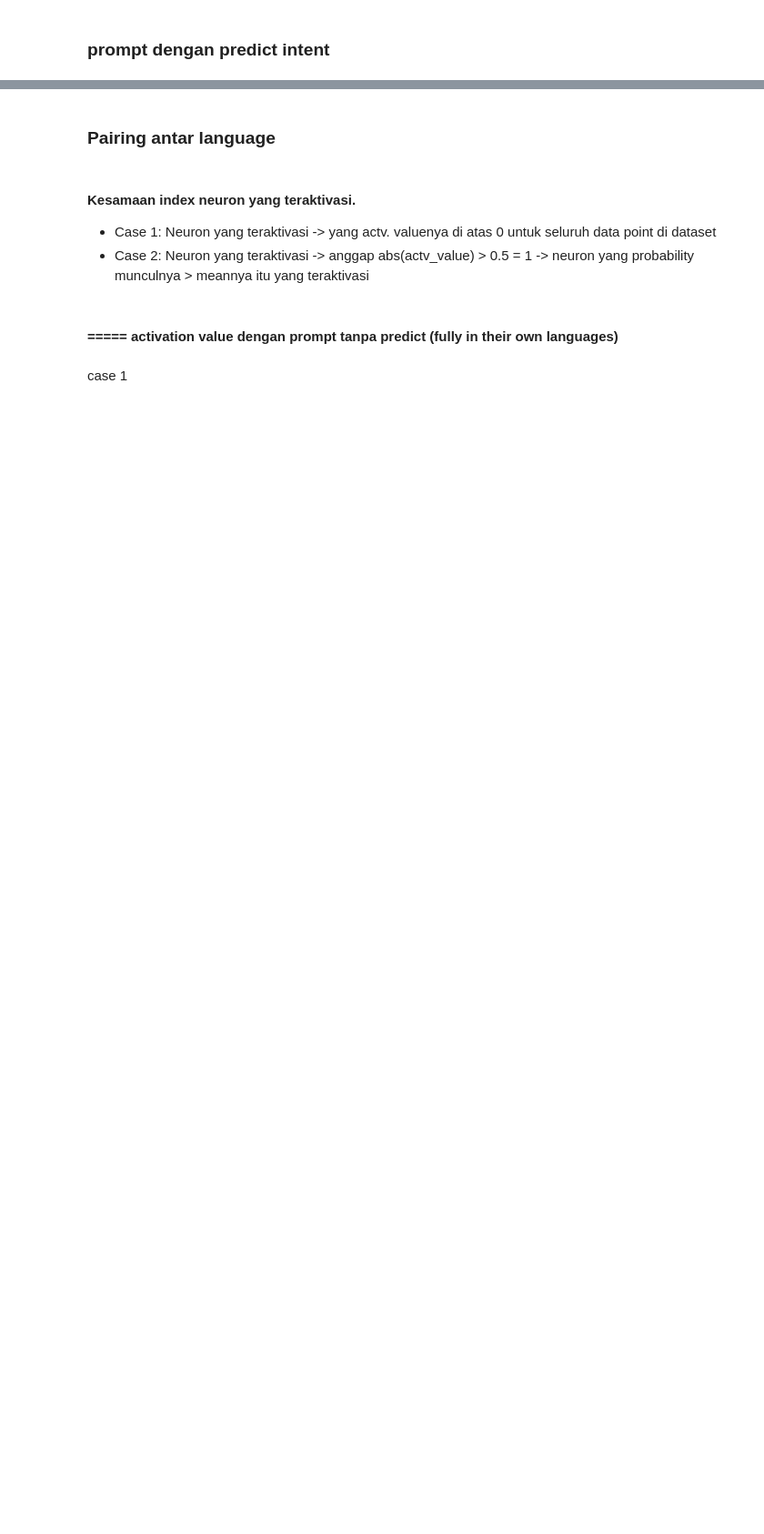
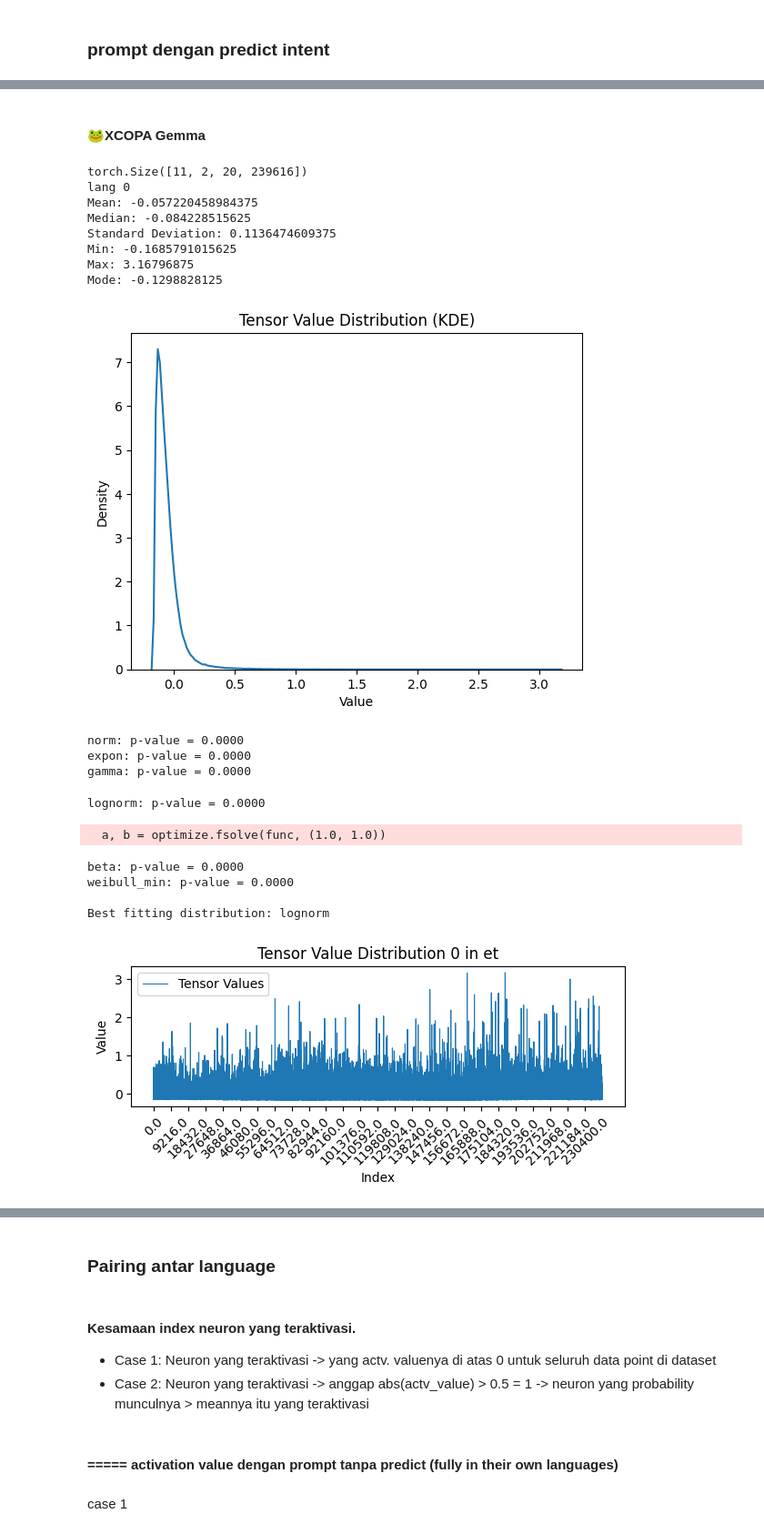
Before and after one commit to tauimbz/lang-task-neuron, a Jupyter notebook: neuron-language-pair.ipynb, the cells around one changed output, grey strips where cells are left out. Shown at 91% size. Saved outputs shown, nothing was run; the diff lists cells and outputs as text; code cells hidden in the pictures; blank space fills up the shorter version.

```diff
--- a/neuron-language-pair.ipynb
+++ b/neuron-language-pair.ipynb
@@ -1309,0 +1323,31 @@ class NeuronActValues:
+# %% [markdown]
+#### 🐸XCOPA Gemma
+# %%
+full_languages_raw_values_xcopa_gemma = torch.load("/kaggle/input/raw-gemma2-predict-xcopa20-selected/raw_gemma2_predict_xcopa20_selected.pt")
+full_languages_raw_values_xcopa_gemma.shape
+print(full_languages_raw_values_xcopa_gemma.shape)
+a_lang = 0
+print(f"lang 0")
+
+visualize_stats(full_languages_raw_values_xcopa_gemma, a_lang, a_row=0)
+compare_hist(full_languages_raw_values_xcopa_gemma, num_layer=26, lang1=0, row1=0, lang2=10, row2=19, lang_dict=xcopa_lang_dict)
+# %% [output]
+torch.Size([11, 2, 20, 239616])
+lang 0
+Mean: -0.057220458984375
+Median: -0.084228515625
+Standard Deviation: 0.1136474609375
+Min: -0.1685791015625
+Max: 3.16796875
+Mode: -0.1298828125
+[figure, added]
+norm: p-value = 0.0000
+expon: p-value = 0.0000
+gamma: p-value = 0.0000
+lognorm: p-value = 0.0000
+  a, b = optimize.fsolve(func, (1.0, 1.0))
+beta: p-value = 0.0000
+weibull_min: p-value = 0.0000
+
+Best fitting distribution: lognorm
+[figure, added]
```
Also changed, not shown: parts of 208 cells of this notebook.
